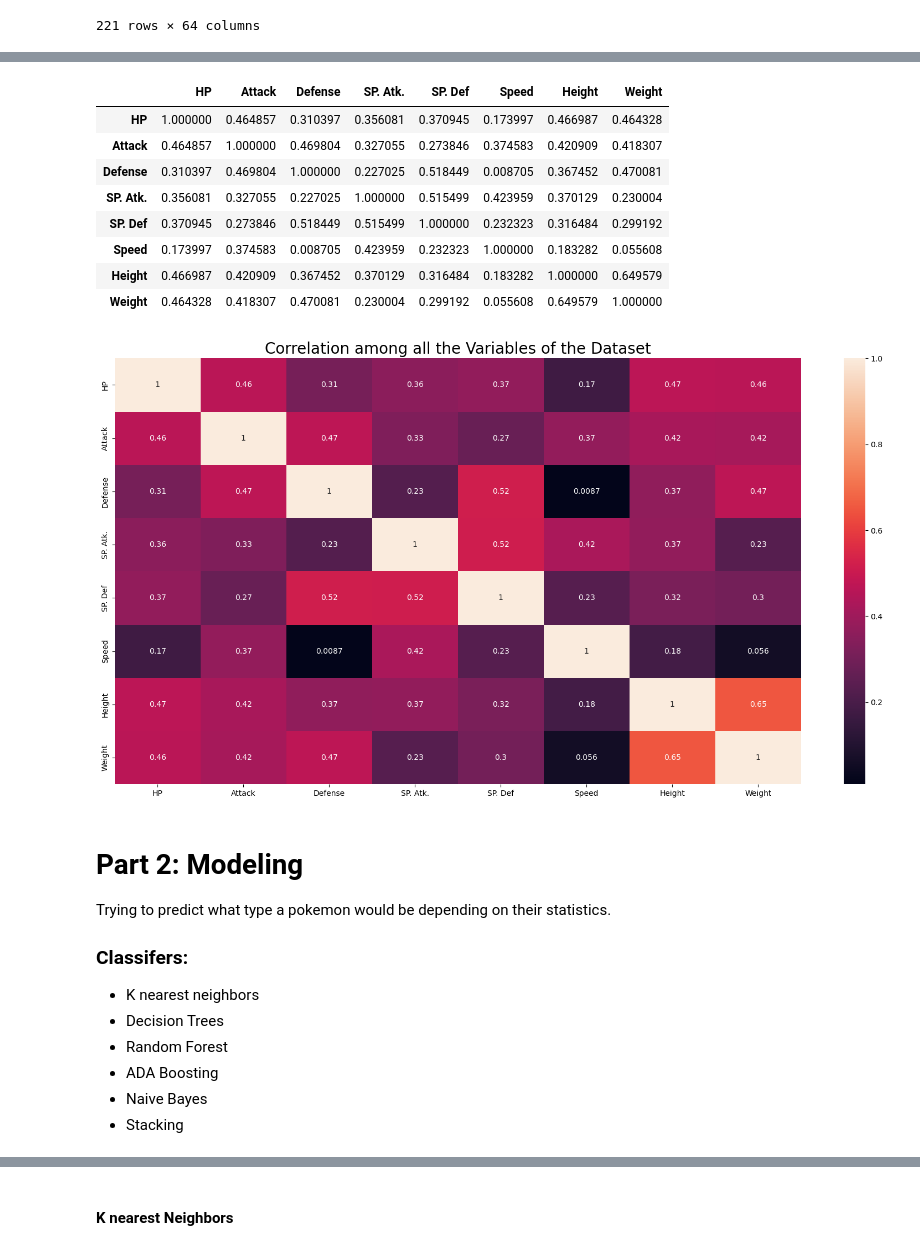
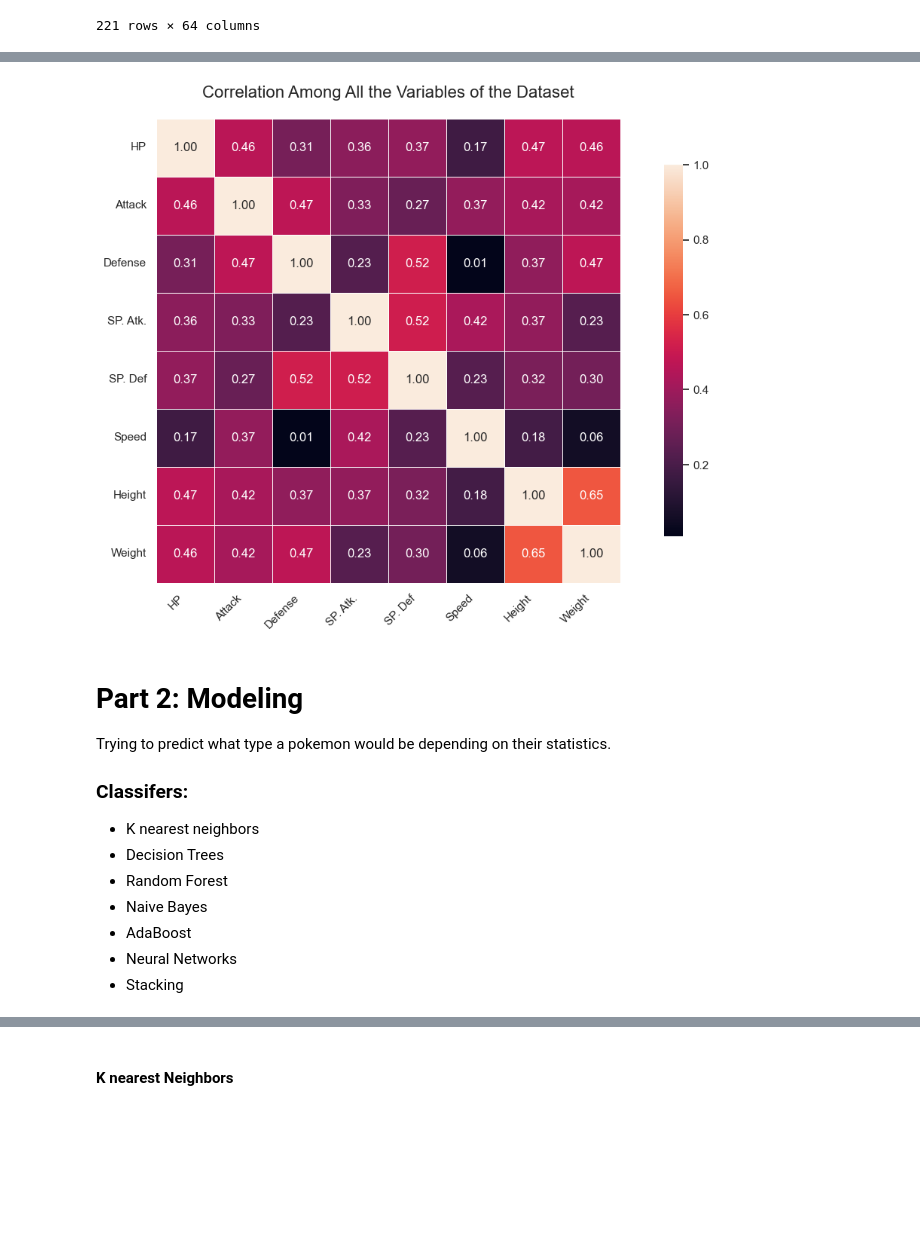
Before and after one commit to MayaLee393/Pokemon_ML, a Jupyter notebook: pokemon.ipynb, the cells around one changed output, grey strips where cells are left out. Drawn from its saved outputs; the diff is of its cells as text; code cells hidden in the pictures; blank space fills up the shorter version.

```diff
--- a/pokemon.ipynb
+++ b/pokemon.ipynb
@@ -73,5 +83,5 @@ In this project we will be...
 # %%
-data = pd.read_csv("pokedex.csv", skipinitialspace=True)
+data = pd.read_csv(r"C:\Users\kevin barcenas\Documents\GitHub\Pokemon_ML\pokedex.csv", skipinitialspace=True)
 display(data.head())
 # %% [output]
 |  | Image | Index | Name | Type 1 | Type 2 | Total | HP | Attack | Defense | SP. Atk. | SP. Def | ... |
@@ -131,7 +319,7 @@ Height (in meters) and weight (in kilograms) are additional features obtained fr
 # df.to_csv("pokemon_csv_with_heightweight.csv", index=False)
 
 # Read the pre-saved height and weight data
-height_weight_data = pd.read_csv("height_weight.csv",encoding="latin1")
+height_weight_data = pd.read_csv(r"C:\Users\kevin barcenas\Documents\GitHub\Pokemon_ML\height_weight.csv",encoding="latin1")
 
 # Extract only the height and weight columns
 ht_wt = height_weight_data.iloc[:, -2:]
@@ -281,24 +479,24 @@ Text(0.5, 1.0, 'Speed and Weight of Pokemon')
 # %%
 # Correlation Matrix between numerical columns
-import seaborn as sns
-cor=features.corr()
-plt.figure(figsize=(20,10), facecolor='w')
-sns.heatmap(cor,xticklabels=cor.columns,yticklabels=cor.columns,annot=True)
-plt.title("Correlation among all the Variables of the Dataset", size=20)
-cor
-# pd.plotting.scatter_matrix(data, figsize=(15,15))
-# plt.show()
+cor = features.corr()
+
+plt.figure(figsize=(15, 8))
+sns.heatmap(
+    cor,
+    annot=True,
+    fmt=".2f",
+    xticklabels=cor.columns,
+    yticklabels=cor.columns,
+    square=True,
+    linewidths=0.5,
+    cbar_kws={"shrink": 0.8}
+)
+plt.title("Correlation Among All the Variables of the Dataset", fontsize=16, pad=20)
+plt.xticks(rotation=45, ha='right')
+plt.yticks(rotation=0)
+plt.show()
 # %% [output]
-|  | HP | Attack | Defense | SP. Atk. | SP. Def | Speed | Height | Weight |
-| HP | 1.000000 | 0.464857 | 0.310397 | 0.356081 | 0.370945 | 0.173997 | 0.466987 | 0.464328 |
-| Attack | 0.464857 | 1.000000 | 0.469804 | 0.327055 | 0.273846 | 0.374583 | 0.420909 | 0.418307 |
-| Defense | 0.310397 | 0.469804 | 1.000000 | 0.227025 | 0.518449 | 0.008705 | 0.367452 | 0.470081 |
-| SP. Atk. | 0.356081 | 0.327055 | 0.227025 | 1.000000 | 0.515499 | 0.423959 | 0.370129 | 0.230004 |
-| SP. Def | 0.370945 | 0.273846 | 0.518449 | 0.515499 | 1.000000 | 0.232323 | 0.316484 | 0.299192 |
-| Speed | 0.173997 | 0.374583 | 0.008705 | 0.423959 | 0.232323 | 1.000000 | 0.183282 | 0.055608 |
-| Height | 0.466987 | 0.420909 | 0.367452 | 0.370129 | 0.316484 | 0.183282 | 1.000000 | 0.649579 |
-| Weight | 0.464328 | 0.418307 | 0.470081 | 0.230004 | 0.299192 | 0.055608 | 0.649579 | 1.000000 |
-[figure, old version]
+[figure, new version]
 # %% [markdown]
 # Part 2: Modeling
 Trying to predict what type a pokemon would be depending on their statistics.
@@ -306,8 +504,9 @@ Trying to predict what type a pokemon would be depending on their statistics.
 - K nearest neighbors
 - Decision Trees
 - Random Forest
-- ADA Boosting
 - Naive Bayes
+- AdaBoost
+- Neural Networks
 - Stacking
 # %%
 # One Hot
```
Also changed, not shown: parts of 31 cells of this notebook.
